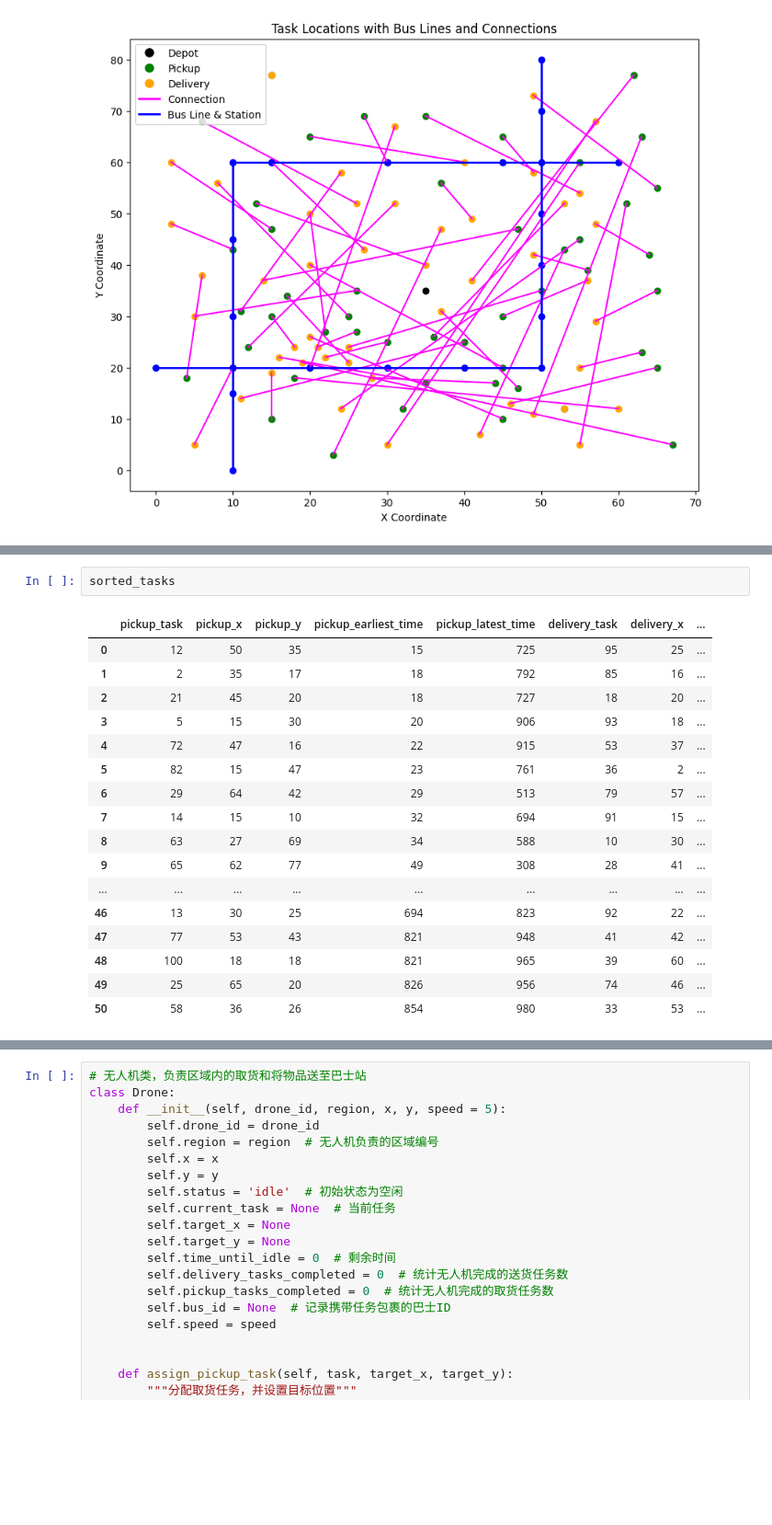
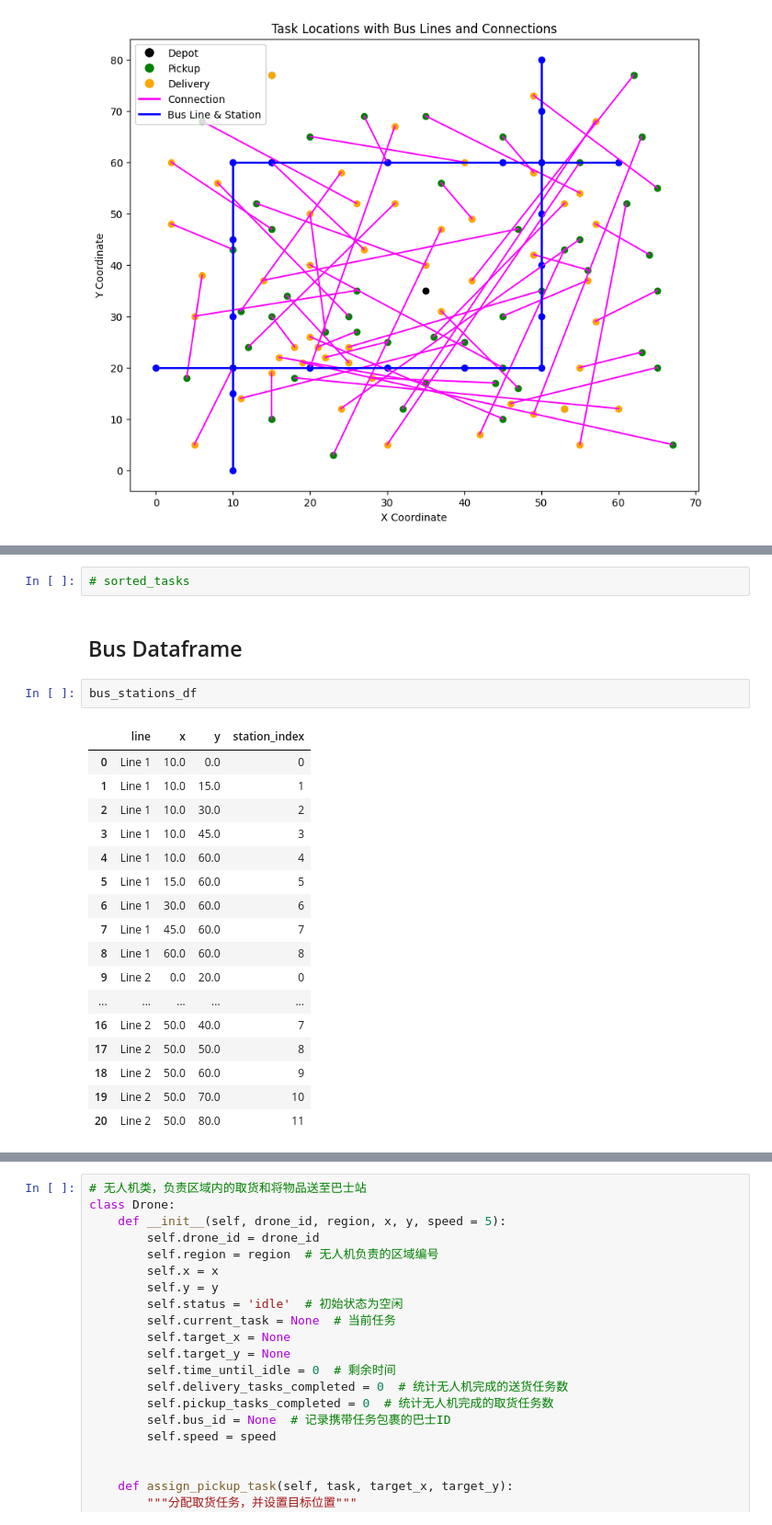
Before and after one commit to Jingren-Tang/drone-delivery, a Jupyter notebook: DA_sample_project_minru_comments_25oct.ipynb, the cells around one changed output, grey strips where cells are left out. Shown at 92% size. Drawn from its saved outputs; the diff is of its cells as text; blank space fills up the shorter version.

```diff
--- a/DA_sample_project_minru_comments_25oct.ipynb
+++ b/DA_sample_project_minru_comments_25oct.ipynb
@@ -511,25 +514,29 @@ task_list
   'delivery_y': 52.0,
   'distance': 31.064449134018133}]
 # %%
-sorted_tasks
+# sorted_tasks
-# %% [output]
-|  | pickup_task | pickup_x | pickup_y | pickup_earliest_time | pickup_latest_time | delivery_task | delivery_x | ... |
-| 0 | 12 | 50 | 35 | 15 | 725 | 95 | 25 | ... |
-| 1 | 2 | 35 | 17 | 18 | 792 | 85 | 16 | ... |
-| 2 | 21 | 45 | 20 | 18 | 727 | 18 | 20 | ... |
-| 3 | 5 | 15 | 30 | 20 | 906 | 93 | 18 | ... |
-| 4 | 72 | 47 | 16 | 22 | 915 | 53 | 37 | ... |
-| 5 | 82 | 15 | 47 | 23 | 761 | 36 | 2 | ... |
-| 6 | 29 | 64 | 42 | 29 | 513 | 79 | 57 | ... |
-| 7 | 14 | 15 | 10 | 32 | 694 | 91 | 15 | ... |
-| 8 | 63 | 27 | 69 | 34 | 588 | 10 | 30 | ... |
-| 9 | 65 | 62 | 77 | 49 | 308 | 28 | 41 | ... |
-| ... | ... | ... | ... | ... | ... | ... | ... | ... |
-| 46 | 13 | 30 | 25 | 694 | 823 | 92 | 22 | ... |
-| 47 | 77 | 53 | 43 | 821 | 948 | 41 | 42 | ... |
-| 48 | 100 | 18 | 18 | 821 | 965 | 39 | 60 | ... |
-| 49 | 25 | 65 | 20 | 826 | 956 | 74 | 46 | ... |
-| 50 | 58 | 36 | 26 | 854 | 980 | 33 | 53 | ... |
+# %% [markdown]
+## Bus Dataframe
+# %%
+bus_stations_df
+# %% [output]
+|  | line | x | y | station_index |
+| 0 | Line 1 | 10.0 | 0.0 | 0 |
+| 1 | Line 1 | 10.0 | 15.0 | 1 |
+| 2 | Line 1 | 10.0 | 30.0 | 2 |
+| 3 | Line 1 | 10.0 | 45.0 | 3 |
+| 4 | Line 1 | 10.0 | 60.0 | 4 |
+| 5 | Line 1 | 15.0 | 60.0 | 5 |
+| 6 | Line 1 | 30.0 | 60.0 | 6 |
+| 7 | Line 1 | 45.0 | 60.0 | 7 |
+| 8 | Line 1 | 60.0 | 60.0 | 8 |
+| 9 | Line 2 | 0.0 | 20.0 | 0 |
+| ... | ... | ... | ... | ... |
+| 16 | Line 2 | 50.0 | 40.0 | 7 |
+| 17 | Line 2 | 50.0 | 50.0 | 8 |
+| 18 | Line 2 | 50.0 | 60.0 | 9 |
+| 19 | Line 2 | 50.0 | 70.0 | 10 |
+| 20 | Line 2 | 50.0 | 80.0 | 11 |
 # %%
 import numpy as np
 from scipy.spatial.distance import cdist
```
Also changed, not shown: parts of 23 cells of this notebook, 1 other file.
